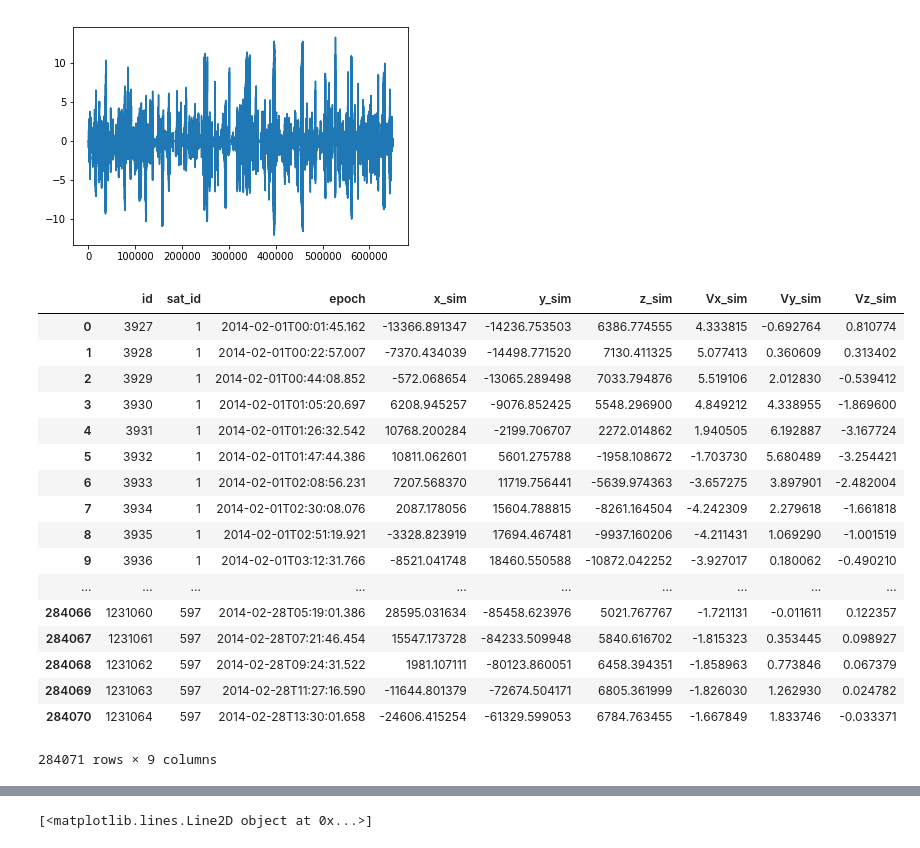
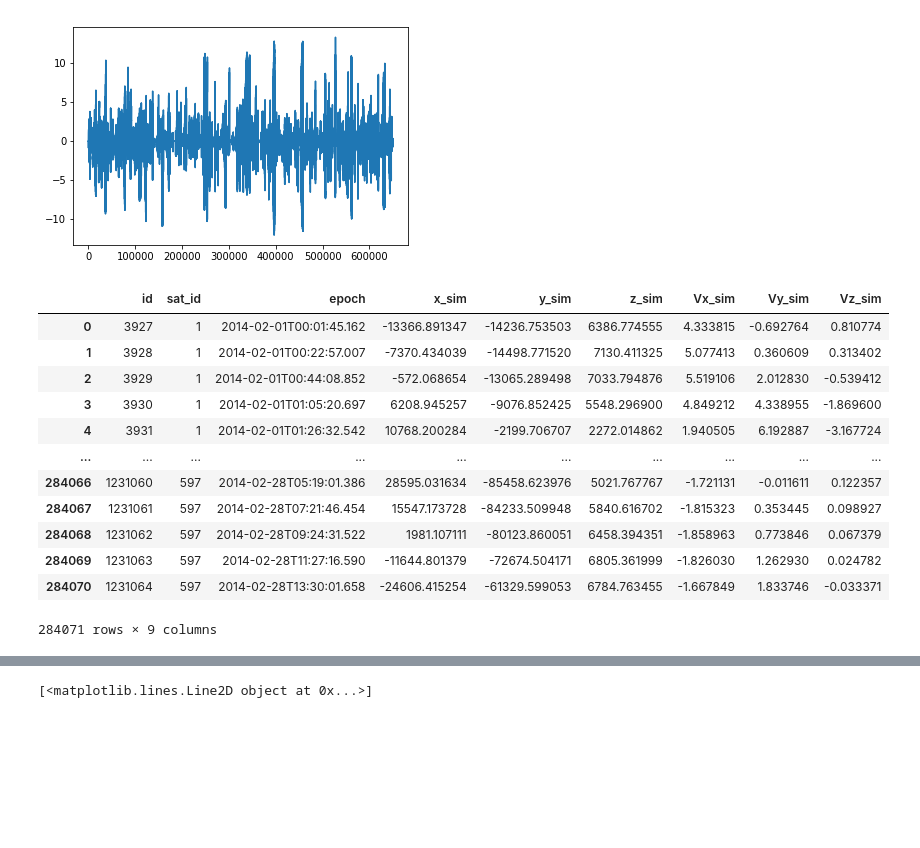
Before and after one commit to GopiKishan14/IDAO_2020, a Jupyter notebook: DA.ipynb, the cells around one changed output, grey strips where cells are left out. Drawn from its saved outputs; the diff is of its cells as text; code cells hidden in the pictures; blank space fills up the shorter version.

```diff
--- a/DA.ipynb
+++ b/DA.ipynb
@@ -235,20 +252,15 @@ plt.show()
 [<matplotlib.lines.Line2D object at 0x...>]
 [figure]
 # %%
-test_data = pd.read_csv("./data/Track_1/test.csv")
+test_data = pd.read_csv("/content/IDAO 2020/Track 1/test.csv")
 test_data
 # %% [output]
 |  | id | sat_id | epoch | x_sim | y_sim | z_sim | Vx_sim | Vy_sim | Vz_sim |
 | 0 | 3927 | 1 | 2014-02-01T00:01:45.162 | -13366.891347 | -14236.753503 | 6386.774555 | 4.333815 | -0.692764 | 0.810774 |
 | 1 | 3928 | 1 | 2014-02-01T00:22:57.007 | -7370.434039 | -14498.771520 | 7130.411325 | 5.077413 | 0.360609 | 0.313402 |
 | 2 | 3929 | 1 | 2014-02-01T00:44:08.852 | -572.068654 | -13065.289498 | 7033.794876 | 5.519106 | 2.012830 | -0.539412 |
 | 3 | 3930 | 1 | 2014-02-01T01:05:20.697 | 6208.945257 | -9076.852425 | 5548.296900 | 4.849212 | 4.338955 | -1.869600 |
 | 4 | 3931 | 1 | 2014-02-01T01:26:32.542 | 10768.200284 | -2199.706707 | 2272.014862 | 1.940505 | 6.192887 | -3.167724 |
-| 5 | 3932 | 1 | 2014-02-01T01:47:44.386 | 10811.062601 | 5601.275788 | -1958.108672 | -1.703730 | 5.680489 | -3.254421 |
-| 6 | 3933 | 1 | 2014-02-01T02:08:56.231 | 7207.568370 | 11719.756441 | -5639.974363 | -3.657275 | 3.897901 | -2.482004 |
-| 7 | 3934 | 1 | 2014-02-01T02:30:08.076 | 2087.178056 | 15604.788815 | -8261.164504 | -4.242309 | 2.279618 | -1.661818 |
-| 8 | 3935 | 1 | 2014-02-01T02:51:19.921 | -3328.823919 | 17694.467481 | -9937.160206 | -4.211431 | 1.069290 | -1.001519 |
-| 9 | 3936 | 1 | 2014-02-01T03:12:31.766 | -8521.041748 | 18460.550588 | -10872.042252 | -3.927017 | 0.180062 | -0.490210 |
 | ... | ... | ... | ... | ... | ... | ... | ... | ... | ... |
 | 284066 | 1231060 | 597 | 2014-02-28T05:19:01.386 | 28595.031634 | -85458.623976 | 5021.767767 | -1.721131 | -0.011611 | 0.122357 |
 | 284067 | 1231061 | 597 | 2014-02-28T07:21:46.454 | 15547.173728 | -84233.509948 | 5840.616702 | -1.815323 | 0.353445 | 0.098927 |
```
Also changed, not shown: parts of 23 cells of this notebook.
